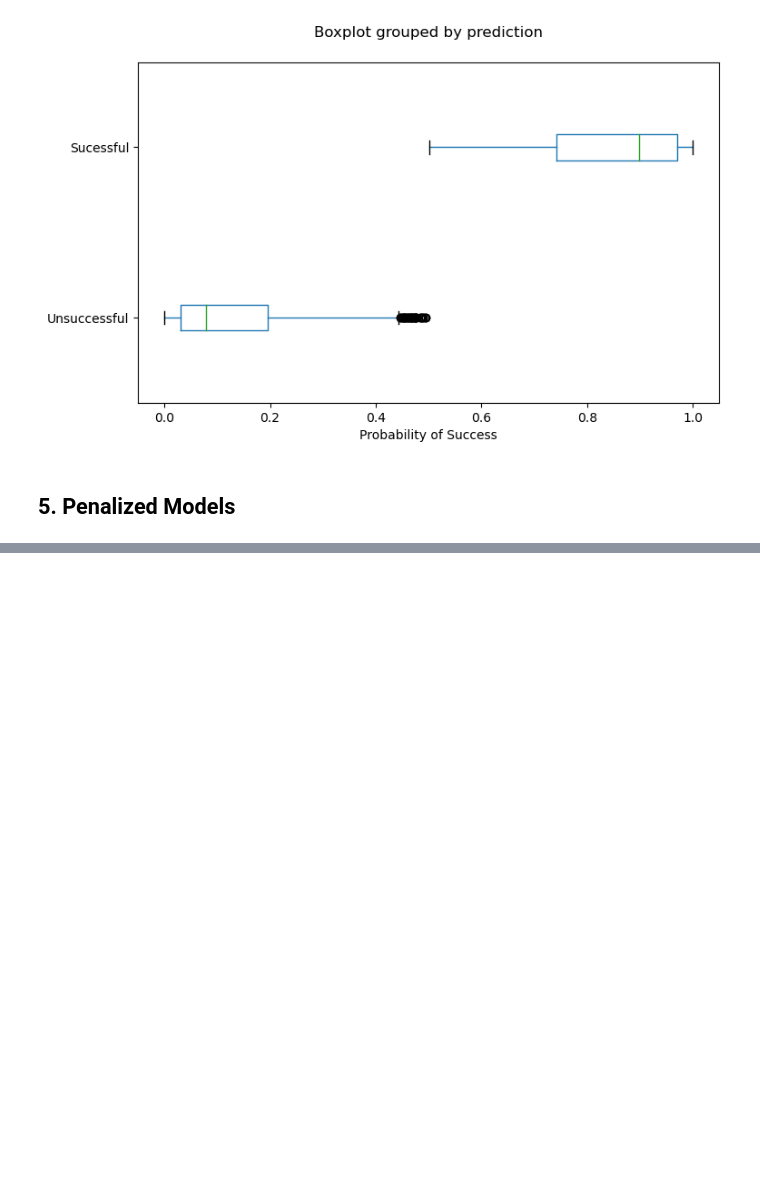
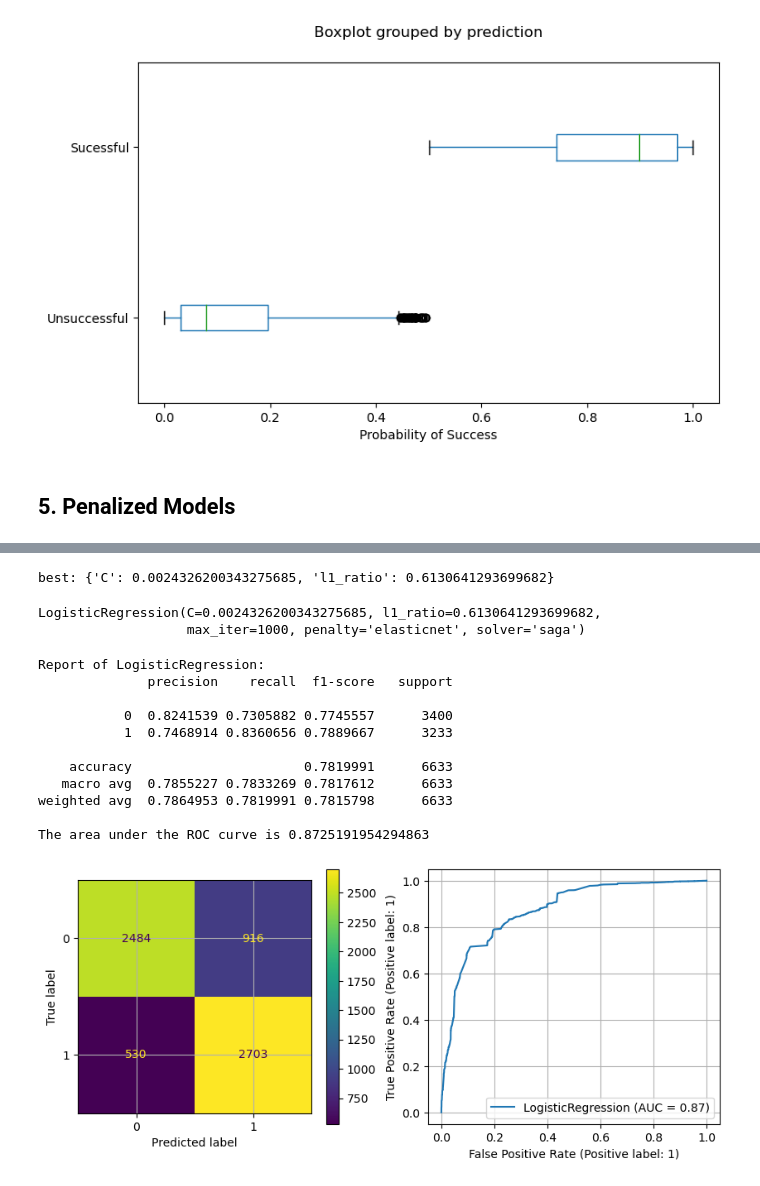
Before and after one commit to chenxuhe79/AppliedPredictiveModeling, a Jupyter notebook: Ch12_7 Discriminant Analysis and Other Linear Classification Models.ipynb, the cells around one changed output, grey strips where cells are left out. Saved outputs shown, nothing was run; the diff lists cells and outputs as text; code cells hidden in the pictures; blank space fills up the shorter version.

```diff
--- a/Ch12_7 Discriminant Analysis and Other Linear Classification Models.ipynb
+++ b/Ch12_7 Discriminant Analysis and Other Linear Classification Models.ipynb
@@ -886,0 +979,44 @@ Text(0.5, 1.0, '')
+# %%
+def hyperopt_train_test(params):
+    enet = LogisticRegression(**params, max_iter=1000, penalty='elasticnet',solver='saga')
+    return cross_val_score(enet, trainX_scaled, trainy, cv=4, scoring ='roc_auc').mean()
+
+space4enet = {
+    #'solver': hp.choice('solver',['saga']),
+    #'penalty': hp.choice('penalty',['elasticnet']),
+    #'max_iter': hp.choice('max_iter',[1000]),
+    'l1_ratio': hp.uniform('l1_ratio',0,1),
+    'C': hp.loguniform('C',-10,4)
+}
+
+def f(params):
+    auc = hyperopt_train_test(params)
+    return {'loss': -auc, 'status': STATUS_OK}
+
+trials = Trials()
+best = fmin(f, space4enet, algo=tpe.suggest, max_evals=50, trials=trials)
+print('best:', best)
+# %% [output]
+best: {'C': 0.0024326200343275685, 'l1_ratio': 0.6130641293699682}
+# %%
+bestParams = best
+enetModel = LogisticRegression(**bestParams,max_iter=1000, penalty='elasticnet',solver='saga')
+enetModel.fit(trainX_scaled, trainy)
+# %% [output]
+LogisticRegression(C=0.0024326200343275685, l1_ratio=0.6130641293699682,
+                   max_iter=1000, penalty='elasticnet', solver='saga')
+# %%
+modelPerf(enetModel, trainX_scaled, trainy)
+# %% [output]
+Report of LogisticRegression:
+              precision    recall  f1-score   support
+
+           0  0.8241539 0.7305882 0.7745557      3400
+           1  0.7468914 0.8360656 0.7889667      3233
+
+    accuracy                      0.7819991      6633
+   macro avg  0.7855227 0.7833269 0.7817612      6633
+weighted avg  0.7864953 0.7819991 0.7815798      6633
+
+The area under the ROC curve is 0.8725191954294863
+[figure, added]
```
Also changed, not shown: parts of 25 cells of this notebook.
